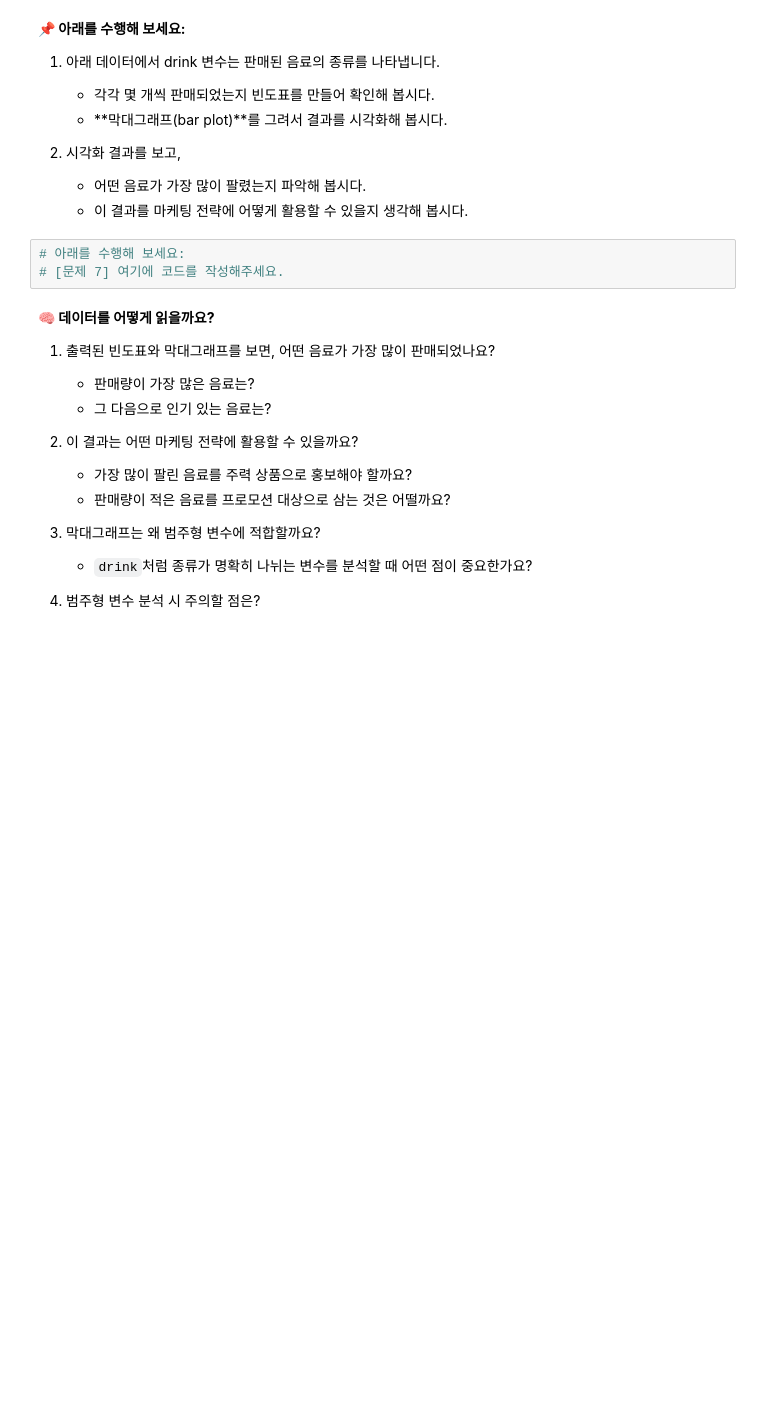
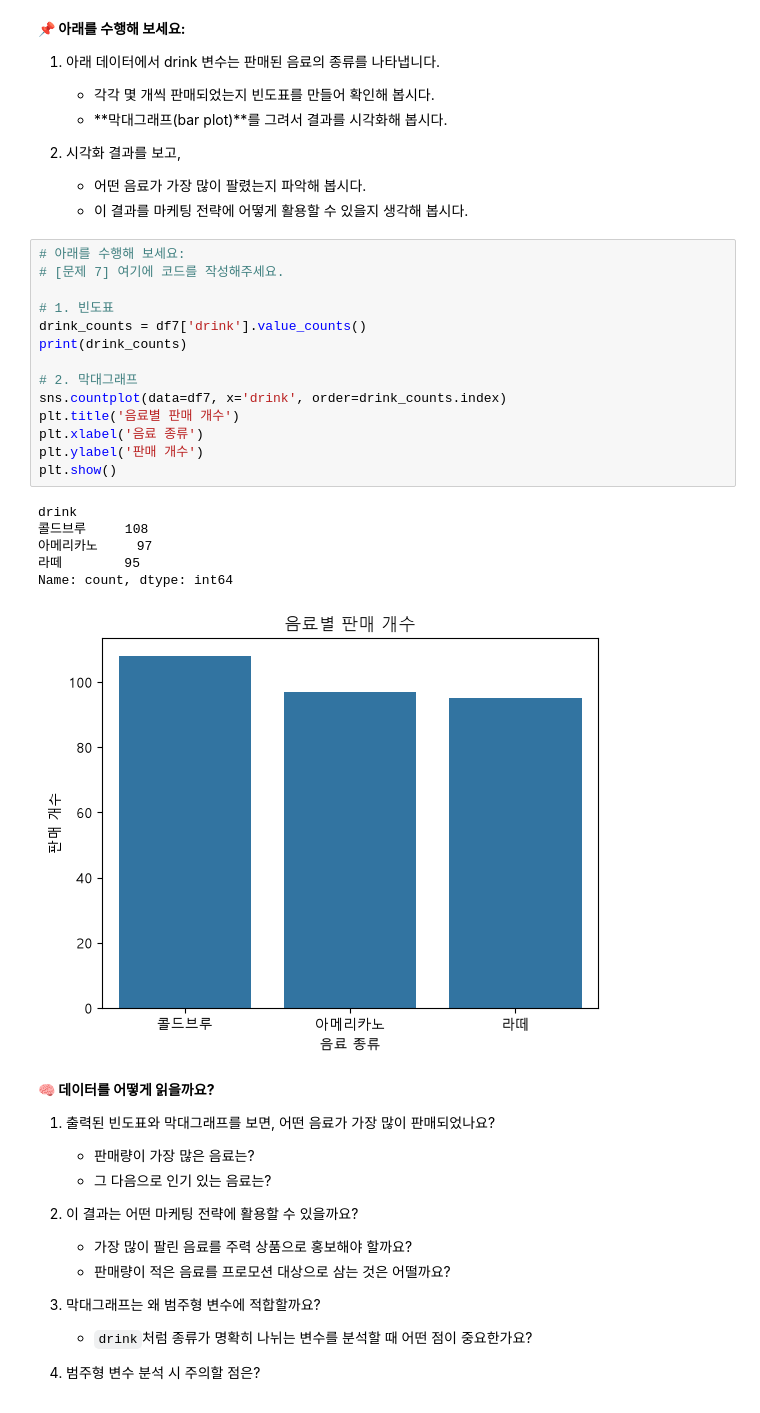
Before and after one commit to nayoung-ahn/ai-data-bootcamp, a Jupyter notebook: D012/통계 기초 실습.ipynb, the cells around one changed output. Cells and saved outputs as stored; diff of their text form; blank space fills up the shorter version.

```diff
--- a/D012/통계 기초 실습.ipynb
+++ b/D012/통계 기초 실습.ipynb
@@ -450,9 +482,27 @@ df7 = pd.DataFrame({
 2. 시각화 결과를 보고,
    - 어떤 음료가 가장 많이 팔렸는지 파악해 봅시다.
    - 이 결과를 마케팅 전략에 어떻게 활용할 수 있을지 생각해 봅시다.
-# %%
-# 아래를 수행해 보세요:
-# [문제 7] 여기에 코드를 작성해주세요.
+# %%
+# 아래를 수행해 보세요:
+# [문제 7] 여기에 코드를 작성해주세요.
+
+# 1. 빈도표
+drink_counts = df7['drink'].value_counts()
+print(drink_counts)
+
+# 2. 막대그래프
+sns.countplot(data=df7, x='drink', order=drink_counts.index)
+plt.title('음료별 판매 개수')
+plt.xlabel('음료 종류')
+plt.ylabel('판매 개수')
+plt.show()
+# %% [output]
+drink
+콜드브루     108
+아메리카노     97
+라떼        95
+Name: count, dtype: int64
+[figure, added]
 # %% [markdown]
 **🧠 데이터를 어떻게 읽을까요?**
 
```
Also changed, not shown: parts of 10 cells of this notebook.
